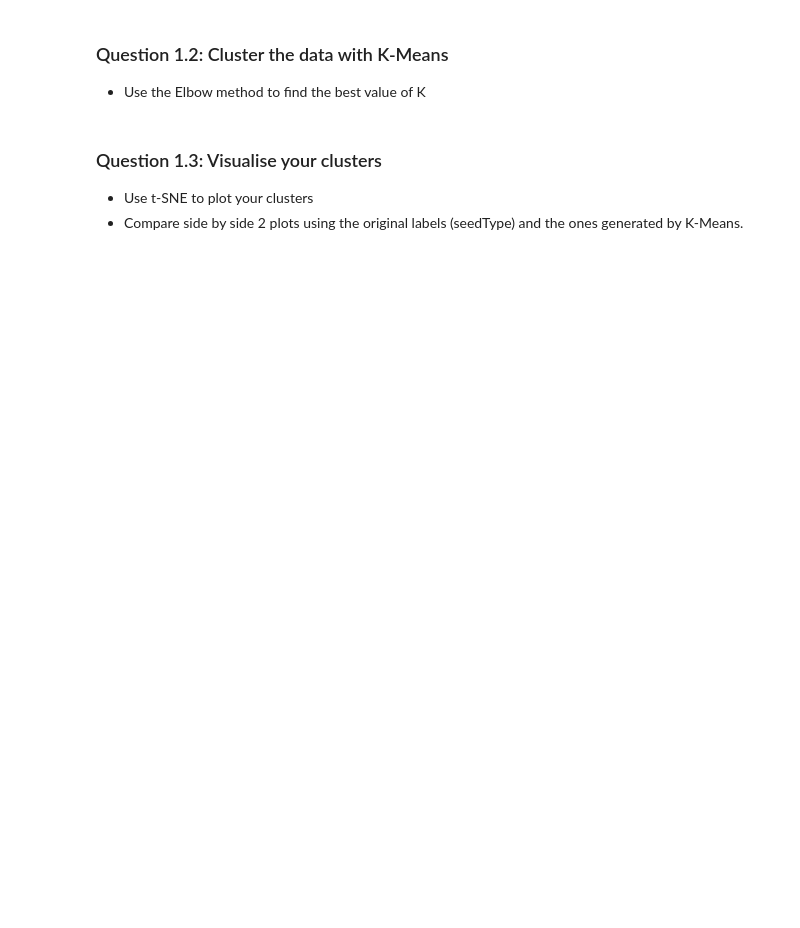
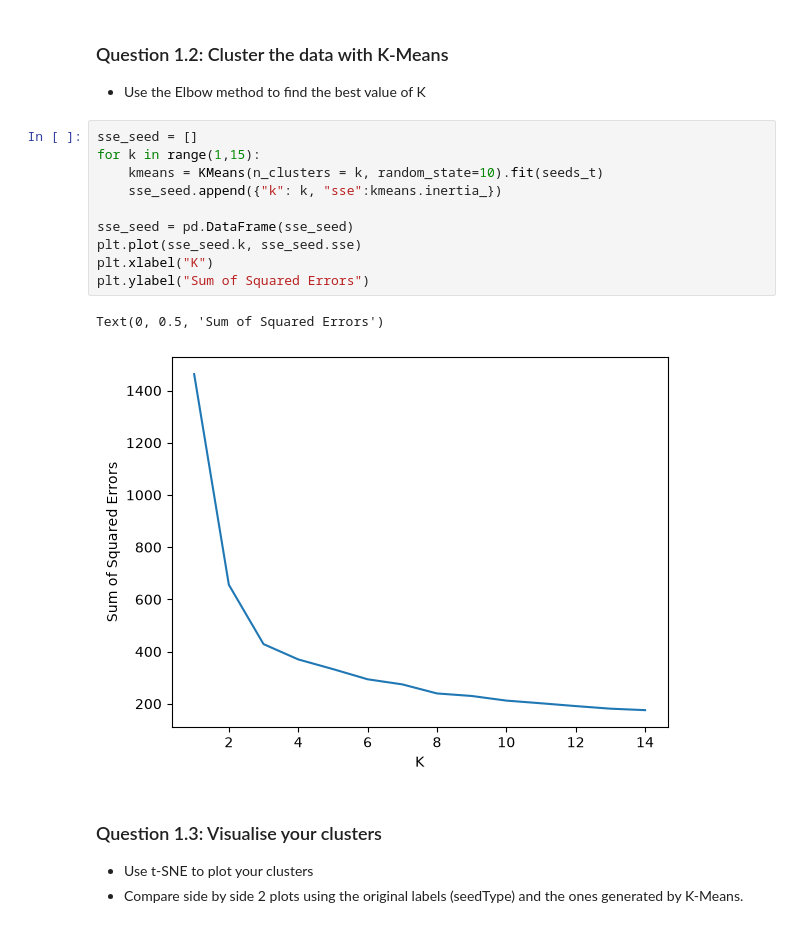
Before and after one commit to haaissa/ada-2026, a Jupyter notebook: Exercises/08 - Learning from data - Unsupervised learning/Unsupervised_Learning.ipynb, the cells around one changed output. Saved outputs shown, nothing was run; the diff lists cells and outputs as text; blank space fills up the shorter version.

```diff
--- a/Exercises/08 - Learning from data - Unsupervised learning/Unsupervised_Learning.ipynb
+++ b/Exercises/08 - Learning from data - Unsupervised learning/Unsupervised_Learning.ipynb
@@ -355,6 +376,19 @@ In this exercise, we are interested in discovering structure in the data by hidi
 ### Question 1.2: Cluster the data with K-Means
 
 - Use the Elbow method to find the best value of K
+# %%
+sse_seed = []
+for k in range(1,15):
+    kmeans = KMeans(n_clusters = k, random_state=10).fit(seeds_t)
+    sse_seed.append({"k": k, "sse":kmeans.inertia_})
+
+sse_seed = pd.DataFrame(sse_seed)
+plt.plot(sse_seed.k, sse_seed.sse)
+plt.xlabel("K")
+plt.ylabel("Sum of Squared Errors")
+# %% [output]
+Text(0, 0.5, 'Sum of Squared Errors')
+[figure, added]
 # %% [markdown]
 ### Question 1.3: Visualise your clusters
 
```
Also changed, not shown: parts of 17 cells of this notebook, 2 other files.
